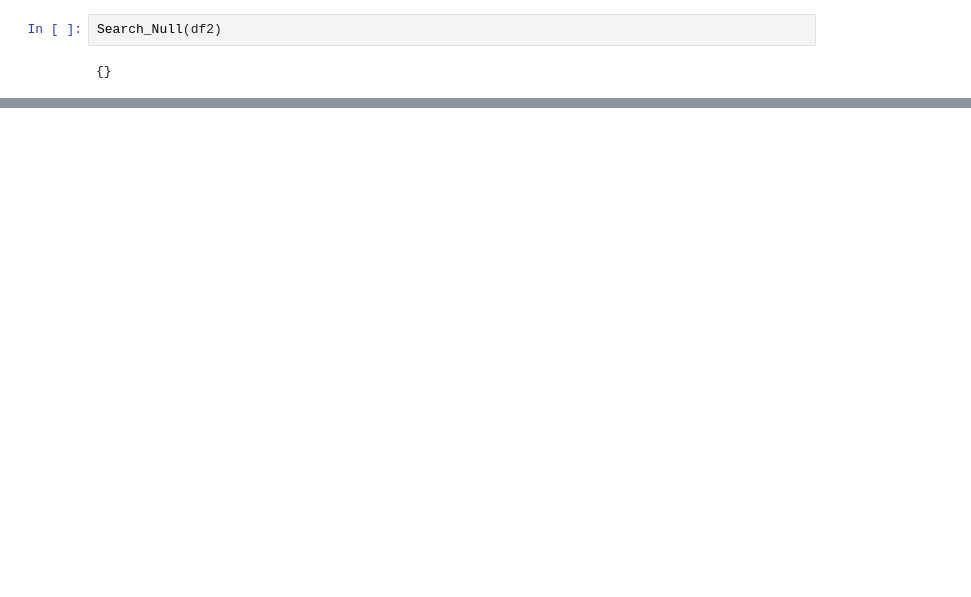
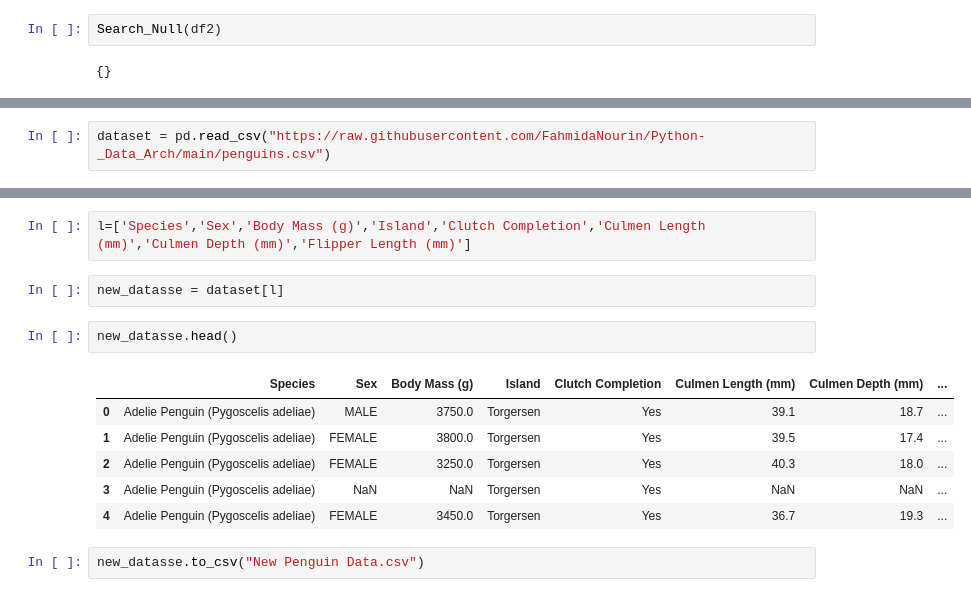
Before and after one commit to FahmidaNourin/Python-_Data_Arch, a Jupyter notebook: Penguins.ipynb, the cells around one changed output, grey strips where cells are left out. Drawn from its saved outputs; the diff is of its cells as text; blank space fills up the shorter version.

```diff
--- a/Penguins.ipynb
+++ b/Penguins.ipynb
@@ -132,0 +137,2 @@ Search_Null(df2)
+# %%
+dataset = pd.read_csv("https://raw.githubusercontent.com/FahmidaNourin/Python-_Data_Arch/main/penguins.csv")
@@ -132,0 +189,15 @@ Search_Null(df2)
+# %%
+l=['Species','Sex','Body Mass (g)','Island','Clutch Completion','Culmen Length (mm)','Culmen Depth (mm)','Flipper Length (mm)']
+# %%
+new_datasse = dataset[l]
+# %%
+new_datasse.head()
+# %% [output]
+|  | Species | Sex | Body Mass (g) | Island | Clutch Completion | Culmen Length (mm) | Culmen Depth (mm) | ... |
+| 0 | Adelie Penguin (Pygoscelis adeliae) | MALE | 3750.0 | Torgersen | Yes | 39.1 | 18.7 | ... |
+| 1 | Adelie Penguin (Pygoscelis adeliae) | FEMALE | 3800.0 | Torgersen | Yes | 39.5 | 17.4 | ... |
+| 2 | Adelie Penguin (Pygoscelis adeliae) | FEMALE | 3250.0 | Torgersen | Yes | 40.3 | 18.0 | ... |
+| 3 | Adelie Penguin (Pygoscelis adeliae) | NaN | NaN | Torgersen | Yes | NaN | NaN | ... |
+| 4 | Adelie Penguin (Pygoscelis adeliae) | FEMALE | 3450.0 | Torgersen | Yes | 36.7 | 19.3 | ... |
+# %%
+new_datasse.to_csv("New Penguin Data.csv")
```
Also changed, not shown: parts of 12 cells of this notebook.
